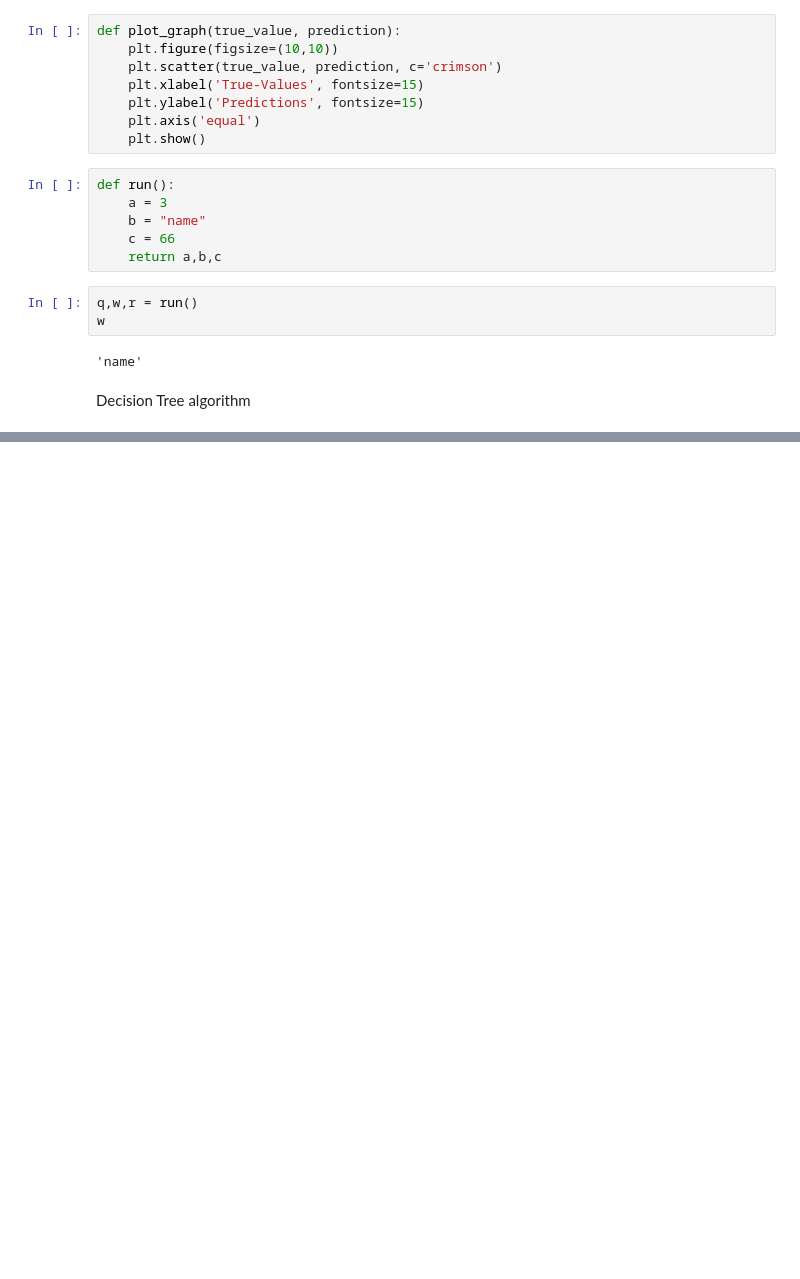
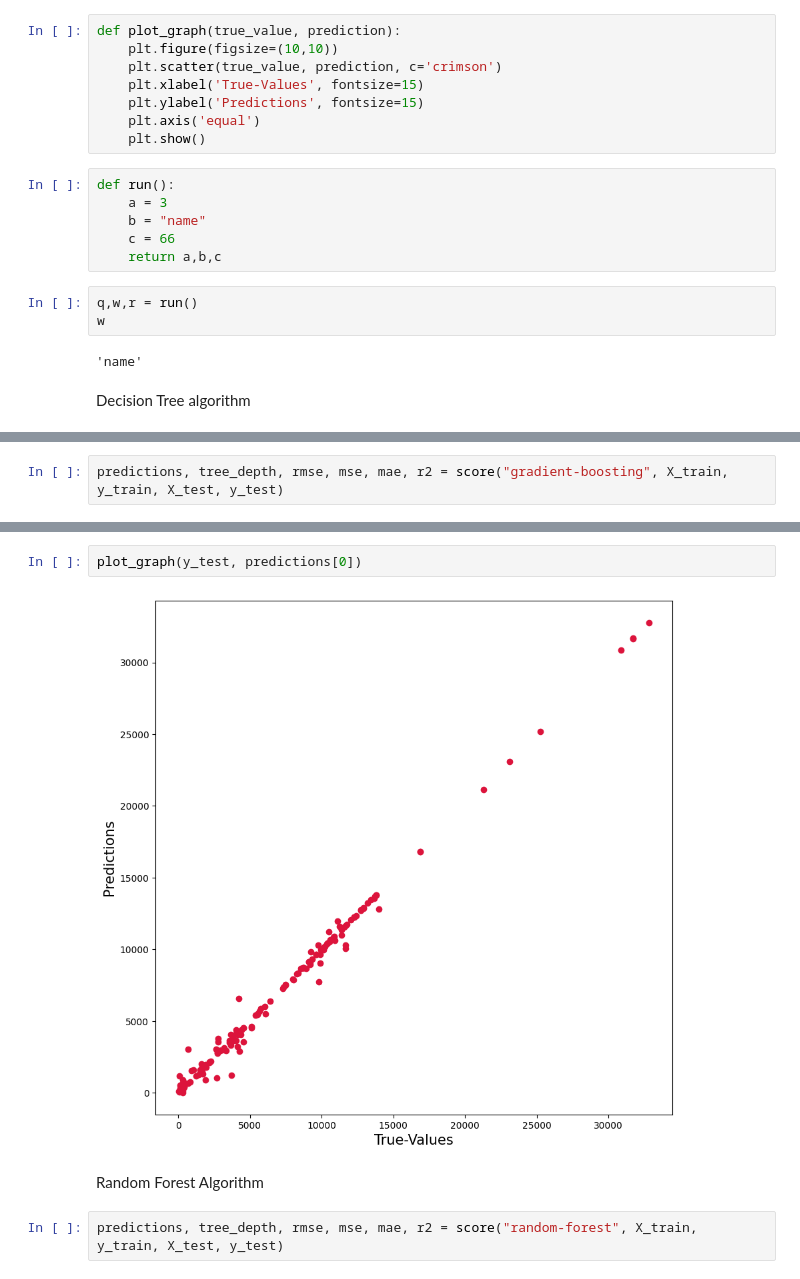
Before and after one commit to bsewp045/CSI4142-Data-Mart-Phase-4, a Jupyter notebook: Part-B/phase-4.ipynb, the cells around one changed output, grey strips where cells are left out. Drawn from its saved outputs; the diff is of its cells as text; blank space fills up the shorter version.

```diff
--- a/Part-B/phase-4.ipynb
+++ b/Part-B/phase-4.ipynb
@@ -123,0 +146,2 @@ print(r2)
+# %%
+predictions, tree_depth, rmse, mse, mae, r2 = score("gradient-boosting", X_train, y_train, X_test, y_test)
@@ -123,0 +160,8 @@ print(r2)
+# %%
+plot_graph(y_test, predictions[0])
+# %% [output]
+[figure, added]
+# %% [markdown]
+Random Forest Algorithm
+# %%
+predictions, tree_depth, rmse, mse, mae, r2 = score("random-forest", X_train, y_train, X_test, y_test)
```
Also changed, not shown: parts of 9 cells of this notebook, 1 other file.
